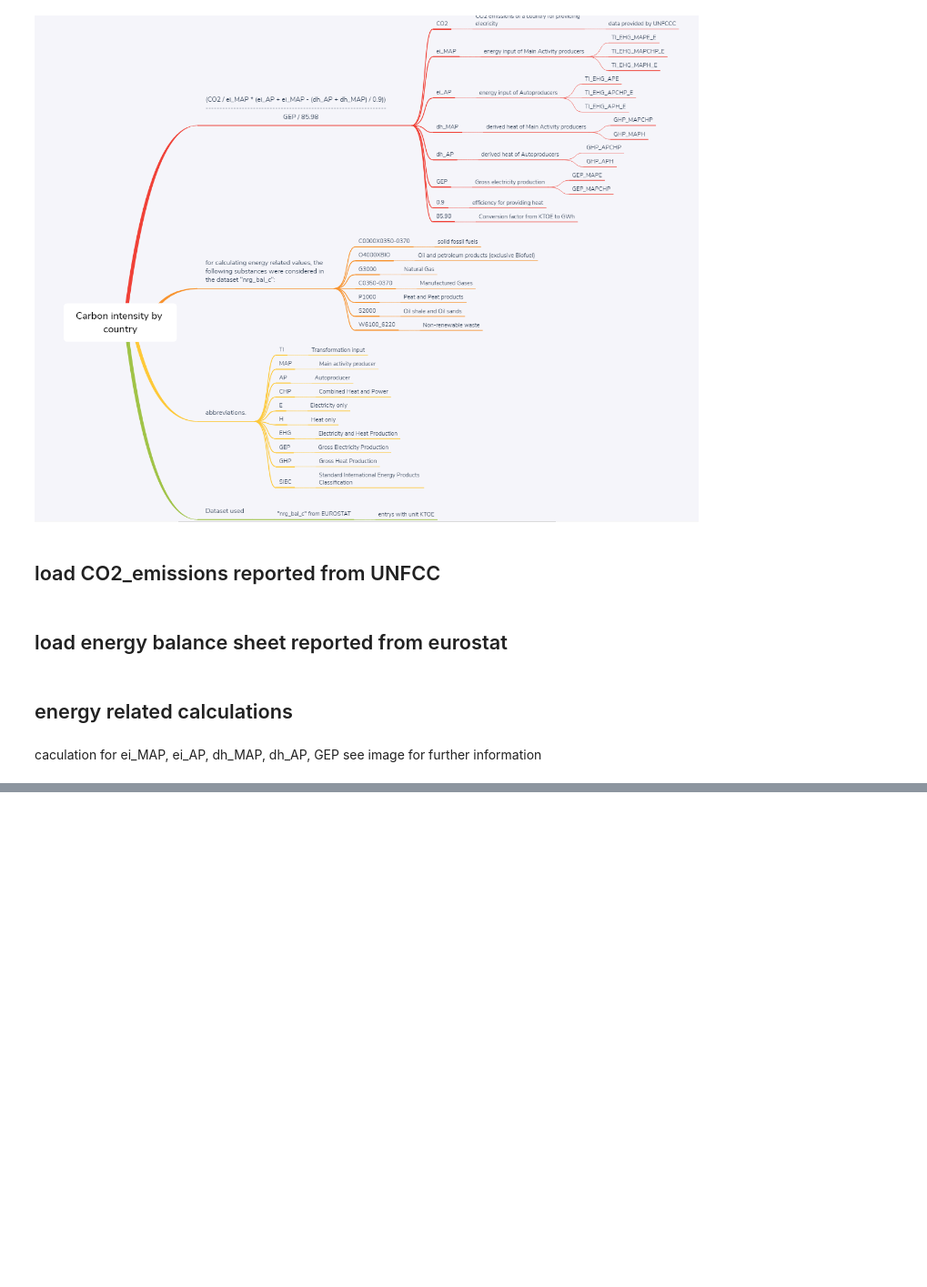
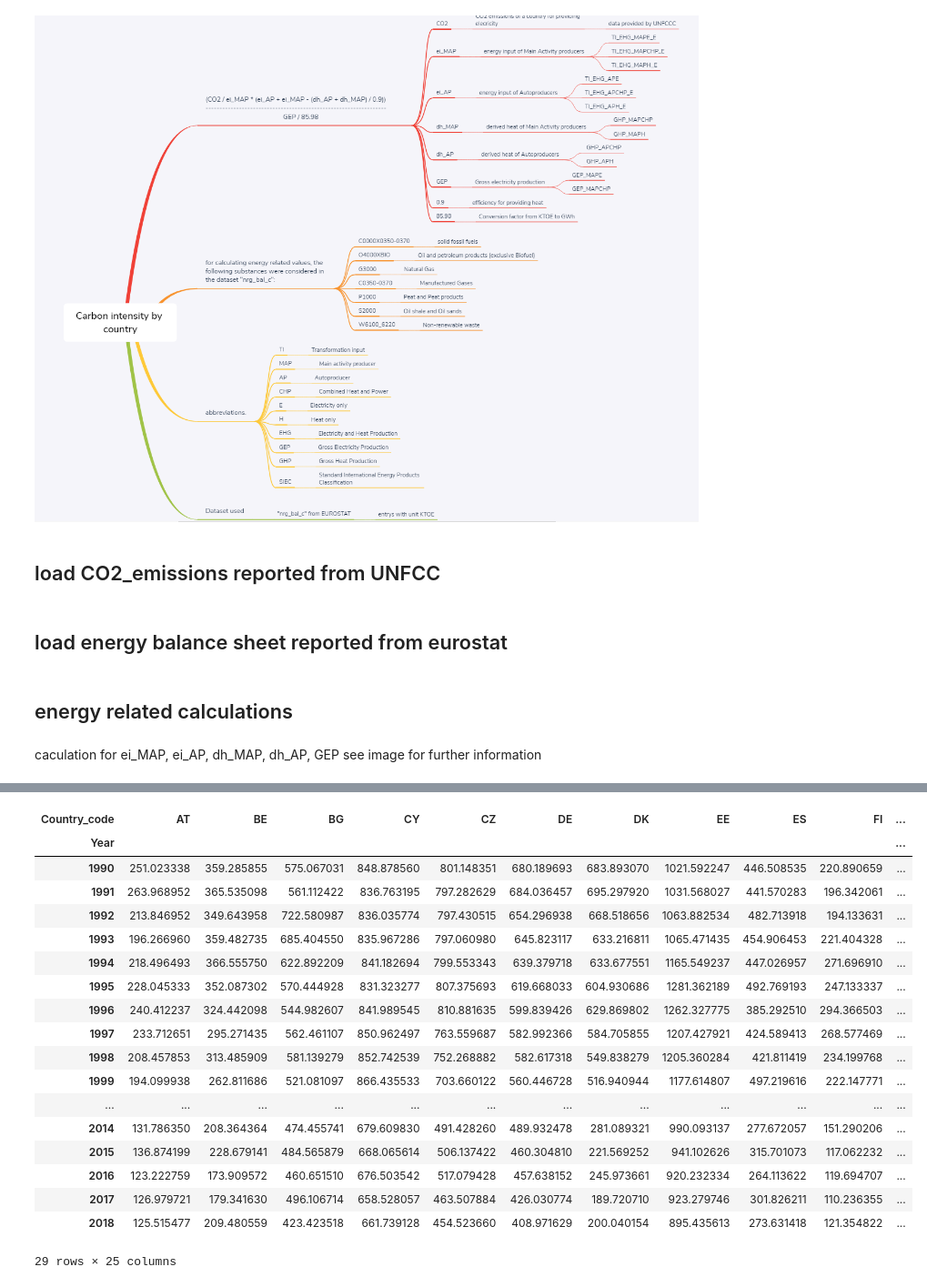
Before and after one commit to INATECH-CIG/CO2_emissions_factors, a Jupyter notebook: CO2 calculation according to EEA.ipynb, the cells around one changed output, grey strips where cells are left out. Shown at 91% size. Cells and saved outputs as stored; diff of their text form; code cells hidden in the pictures; blank space fills up the shorter version.

```diff
--- a/CO2 calculation according to EEA.ipynb
+++ b/CO2 calculation according to EEA.ipynb
@@ -71,12 +74,9 @@ print(EEA_filenames)
 # %% [markdown]
 # Load data functions
 # %%
-# load and clean TP data function
-
 def load_energy_balance_data(path, fn):
     """
-    Load and standardize the raw energy balances reported in the eurostat database for all european countriesenergy from input directory.
-    Filter data, see documentation from EEA
+    Load the raw energy balances reported in the eurostat database for all european countriesenergy from input directory.
 
     Parameters
     ----------
@@ -86,7 +86,6 @@ def load_energy_balance_data(path, fn):
         filename
 
     """
-
 
     logging.info(f'Loading data from {fn}')
 
@@ -319,0 +343,31 @@ CI_calc = (CO2_cleaned/ei_MAP*(ei_AP + ei_MAP - (dh_AP + dh_MAP)/0.9))\
+# %%
+MAP = ((((ei_MAP) - ((dh_MAP)/0.9)) / (ei_MAP)) * CO2_cleaned)
+
+AP =  ((((ei_AP) - ((dh_AP)/0.9)) / (ei_AP)) * CO2_cleaned)
+
+AP2 =  ((((ei_AP) - ((dh_AP)/0.9)) / ((ei_MAP) - ((dh_MAP)/0.9)) * CO2_cleaned))
+
+
+#((((ei_AP + ei_MAP) - ((dh_AP + dh_MAP)/0.9)) / (ei_AP + ei_MAP)) * CO2_cleaned) / (GEP/85.98)
+# %%
+(MAP + AP2) / (GEP/85.98)
+# %% [output]
+| Country_code | AT | BE | BG | CY | CZ | DE | DK | EE | ES | FI | ... |
+| Year |  |  |  |  |  |  |  |  |  |  | ... |
+| 1990 | 251.023338 | 359.285855 | 575.067031 | 848.878560 | 801.148351 | 680.189693 | 683.893070 | 1021.592247 | 446.508535 | 220.890659 | ... |
+| 1991 | 263.968952 | 365.535098 | 561.112422 | 836.763195 | 797.282629 | 684.036457 | 695.297920 | 1031.568027 | 441.570283 | 196.342061 | ... |
+| 1992 | 213.846952 | 349.643958 | 722.580987 | 836.035774 | 797.430515 | 654.296938 | 668.518656 | 1063.882534 | 482.713918 | 194.133631 | ... |
+| 1993 | 196.266960 | 359.482735 | 685.404550 | 835.967286 | 797.060980 | 645.823117 | 633.216811 | 1065.471435 | 454.906453 | 221.404328 | ... |
+| 1994 | 218.496493 | 366.555750 | 622.892209 | 841.182694 | 799.553343 | 639.379718 | 633.677551 | 1165.549237 | 447.026957 | 271.696910 | ... |
+| 1995 | 228.045333 | 352.087302 | 570.444928 | 831.323277 | 807.375693 | 619.668033 | 604.930686 | 1281.362189 | 492.769193 | 247.133337 | ... |
+| 1996 | 240.412237 | 324.442098 | 544.982607 | 841.989545 | 810.881635 | 599.839426 | 629.869802 | 1262.327775 | 385.292510 | 294.366503 | ... |
+| 1997 | 233.712651 | 295.271435 | 562.461107 | 850.962497 | 763.559687 | 582.992366 | 584.705855 | 1207.427921 | 424.589413 | 268.577469 | ... |
+| 1998 | 208.457853 | 313.485909 | 581.139279 | 852.742539 | 752.268882 | 582.617318 | 549.838279 | 1205.360284 | 421.811419 | 234.199768 | ... |
+| 1999 | 194.099938 | 262.811686 | 521.081097 | 866.435533 | 703.660122 | 560.446728 | 516.940944 | 1177.614807 | 497.219616 | 222.147771 | ... |
+| ... | ... | ... | ... | ... | ... | ... | ... | ... | ... | ... | ... |
+| 2014 | 131.786350 | 208.364364 | 474.455741 | 679.609830 | 491.428260 | 489.932478 | 281.089321 | 990.093137 | 277.672057 | 151.290206 | ... |
+| 2015 | 136.874199 | 228.679141 | 484.565879 | 668.065614 | 506.137422 | 460.304810 | 221.569252 | 941.102626 | 315.701073 | 117.062232 | ... |
+| 2016 | 123.222759 | 173.909572 | 460.651510 | 676.503542 | 517.079428 | 457.638152 | 245.973661 | 920.232334 | 264.113622 | 119.694707 | ... |
+| 2017 | 126.979721 | 179.341630 | 496.106714 | 658.528057 | 463.507884 | 426.030774 | 189.720710 | 923.279746 | 301.826211 | 110.236355 | ... |
+| 2018 | 125.515477 | 209.480559 | 423.423518 | 661.739128 | 454.523660 | 408.971629 | 200.040154 | 895.435613 | 273.631418 | 121.354822 | ... |
+29 rows × 25 columns
```
Also changed, not shown: parts of 20 cells of this notebook.
